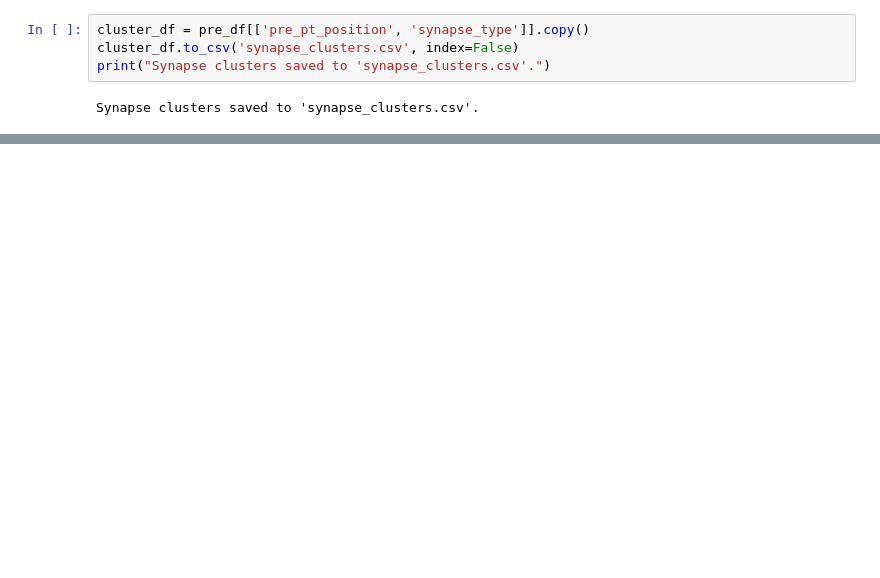
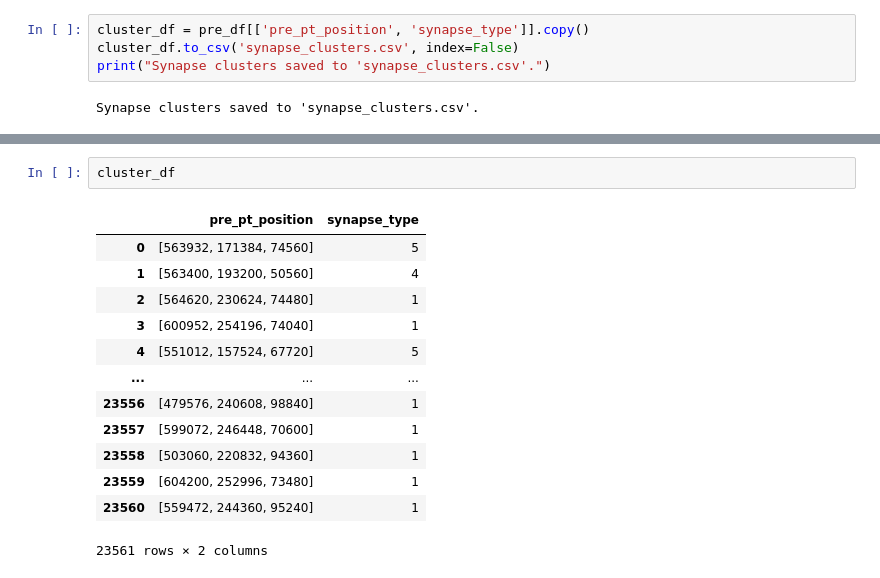
Before and after one commit to MetaCell/ai-model-for-connectomics, a Jupyter notebook: notebooks/fauai-10_IdentifyCotransmission.ipynb, the cells around one changed output, grey strips where cells are left out. Cells and saved outputs as stored; diff of their text form; blank space fills up the shorter version.

```diff
--- a/notebooks/fauai-10_IdentifyCotransmission.ipynb
+++ b/notebooks/fauai-10_IdentifyCotransmission.ipynb
@@ -402,0 +519,16 @@ Synapse clusters saved to 'synapse_clusters.csv'.
+# %%
+cluster_df
+# %% [output]
+|  | pre_pt_position | synapse_type |
+| 0 | [563932, 171384, 74560] | 5 |
+| 1 | [563400, 193200, 50560] | 4 |
+| 2 | [564620, 230624, 74480] | 1 |
+| 3 | [600952, 254196, 74040] | 1 |
+| 4 | [551012, 157524, 67720] | 5 |
+| ... | ... | ... |
+| 23556 | [479576, 240608, 98840] | 1 |
+| 23557 | [599072, 246448, 70600] | 1 |
+| 23558 | [503060, 220832, 94360] | 1 |
+| 23559 | [604200, 252996, 73480] | 1 |
+| 23560 | [559472, 244360, 95240] | 1 |
+23561 rows × 2 columns
```
Also changed, not shown: parts of 32 cells of this notebook, 4 other files.
